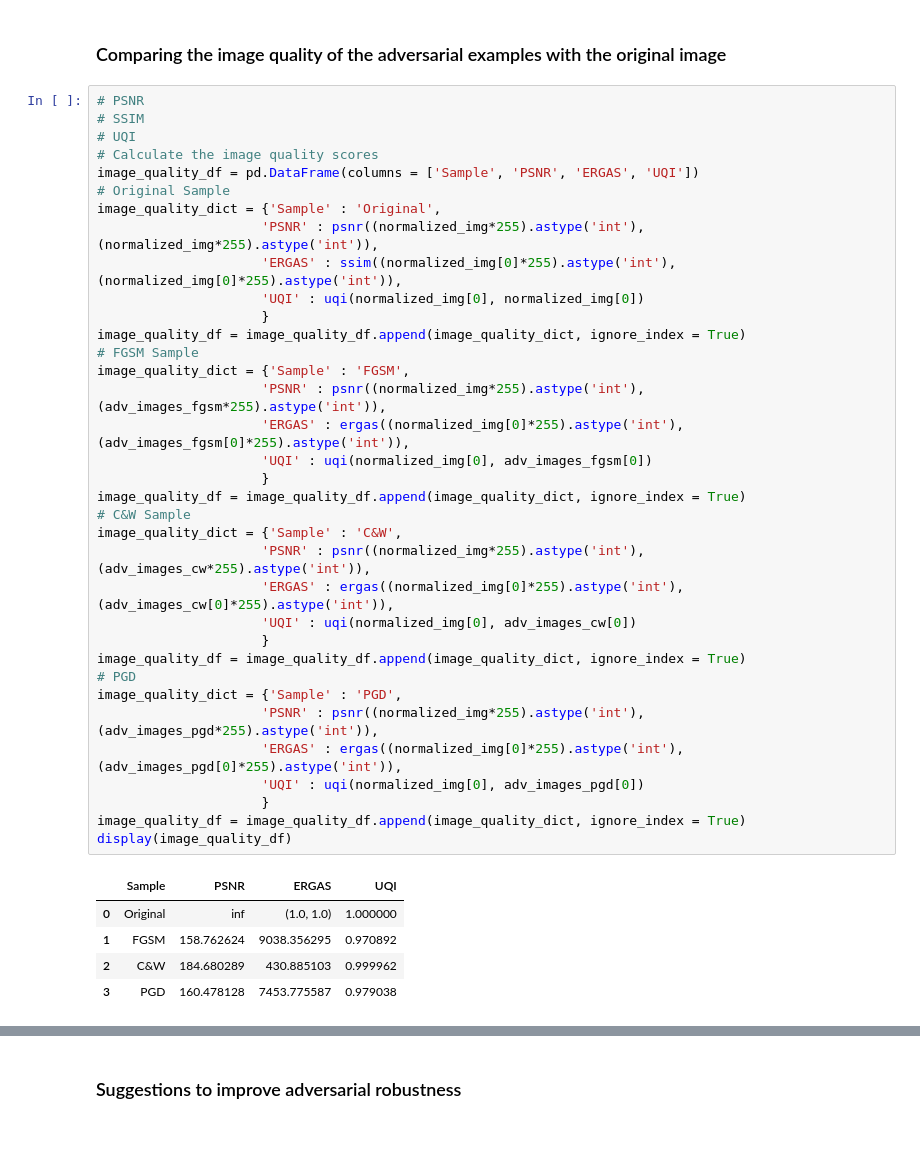
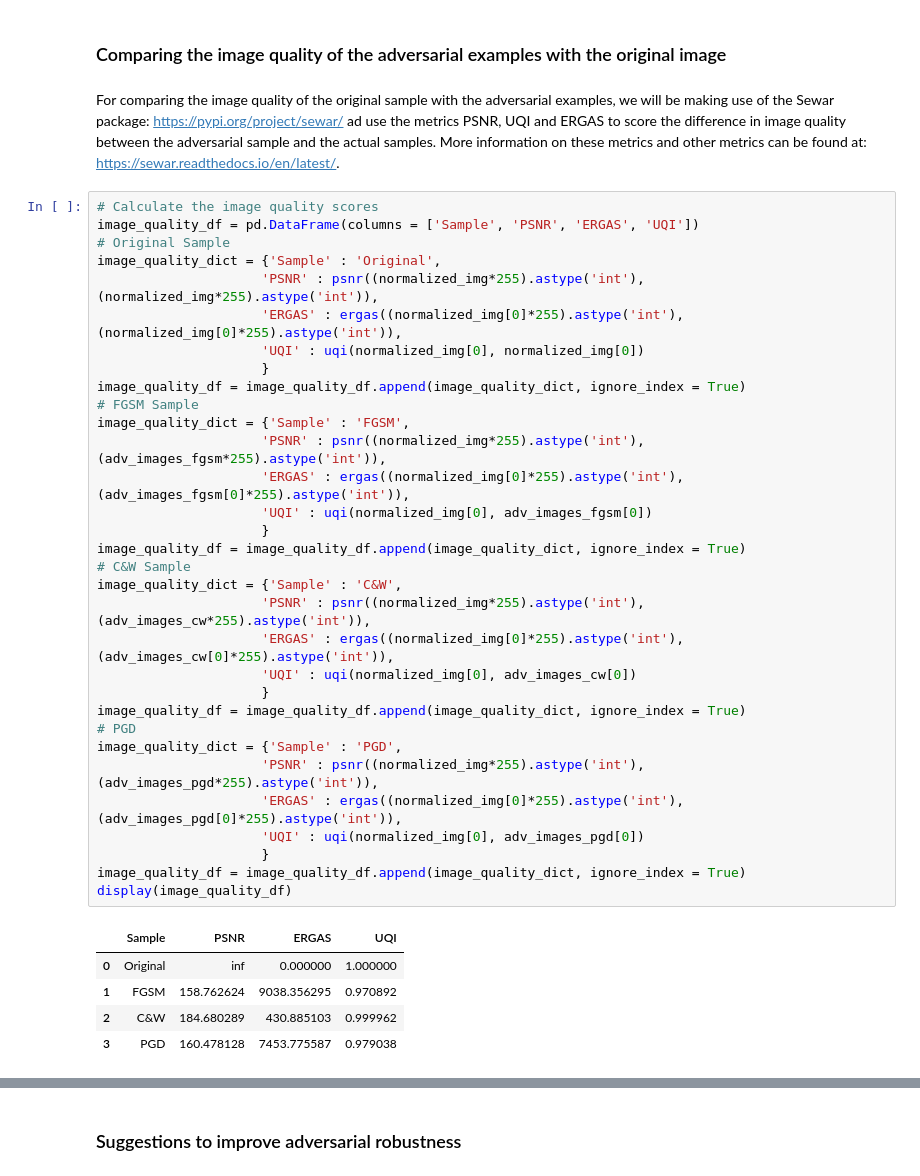
Before and after one commit to PacktPublishing/Applied-Machine-Learning-Explainability-Techniques, a Jupyter notebook: Chapter03/Data_Centric_XAI_part_2.ipynb, the cells around one changed output, grey strips where cells are left out. Drawn from its saved outputs; the diff is of its cells as text; blank space fills up the shorter version.

Commit message:
added the metric score comparison for all adversarial attacks

```diff
--- a/Chapter03/Data_Centric_XAI_part_2.ipynb
+++ b/Chapter03/Data_Centric_XAI_part_2.ipynb
@@ -134,44 +134,43 @@ plt.tight_layout()
 [figure]
 # %% [markdown]
 ### Comparing the image quality of the adversarial examples with the original image
+# %% [markdown]
+For comparing the image quality of the original sample with the adversarial examples, we will be making use of the Sewar package: https://pypi.org/project/sewar/ ad use the metrics PSNR, UQI and ERGAS to score the difference in image quality between the adversarial sample and the actual samples. More information on these metrics and other metrics can be found at: https://sewar.readthedocs.io/en/latest/.
 # %%
-# PSNR
-# SSIM
-# UQI
 # Calculate the image quality scores
 image_quality_df = pd.DataFrame(columns = ['Sample', 'PSNR', 'ERGAS', 'UQI'])
 # Original Sample
 image_quality_dict = {'Sample' : 'Original',
                      'PSNR' : psnr((normalized_img*255).astype('int'), (normalized_img*255).astype('int')),
-                     'ERGAS' : ssim((normalized_img[0]*255).astype('int'), (normalized_img[0]*255).astype('int')),
+                     'ERGAS' : ergas((normalized_img[0]*255).astype('int'), (normalized_img[0]*255).astype('int')),
                      'UQI' : uqi(normalized_img[0], normalized_img[0])
                      }
 image_quality_df = image_quality_df.append(image_quality_dict, ignore_index = True)
 # FGSM Sample
 image_quality_dict = {'Sample' : 'FGSM',
                      'PSNR' : psnr((normalized_img*255).astype('int'), (adv_images_fgsm*255).astype('int')),
                      'ERGAS' : ergas((normalized_img[0]*255).astype('int'), (adv_images_fgsm[0]*255).astype('int')),
                      'UQI' : uqi(normalized_img[0], adv_images_fgsm[0])
                      }
 image_quality_df = image_quality_df.append(image_quality_dict, ignore_index = True)
 # C&W Sample
 image_quality_dict = {'Sample' : 'C&W',
                      'PSNR' : psnr((normalized_img*255).astype('int'), (adv_images_cw*255).astype('int')),
                      'ERGAS' : ergas((normalized_img[0]*255).astype('int'), (adv_images_cw[0]*255).astype('int')),
                      'UQI' : uqi(normalized_img[0], adv_images_cw[0])
                      }
 image_quality_df = image_quality_df.append(image_quality_dict, ignore_index = True)
 # PGD
 image_quality_dict = {'Sample' : 'PGD',
                      'PSNR' : psnr((normalized_img*255).astype('int'), (adv_images_pgd*255).astype('int')),
                      'ERGAS' : ergas((normalized_img[0]*255).astype('int'), (adv_images_pgd[0]*255).astype('int')),
                      'UQI' : uqi(normalized_img[0], adv_images_pgd[0])
                      }
 image_quality_df = image_quality_df.append(image_quality_dict, ignore_index = True)
 display(image_quality_df)
 # %% [output]
 |  | Sample | PSNR | ERGAS | UQI |
-| 0 | Original | inf | (1.0, 1.0) | 1.000000 |
+| 0 | Original | inf | 0.000000 | 1.000000 |
 | 1 | FGSM | 158.762624 | 9038.356295 | 0.970892 |
 | 2 | C&W | 184.680289 | 430.885103 | 0.999962 |
 | 3 | PGD | 160.478128 | 7453.775587 | 0.979038 |
```
Also changed, not shown: parts of 3 cells of this notebook.
